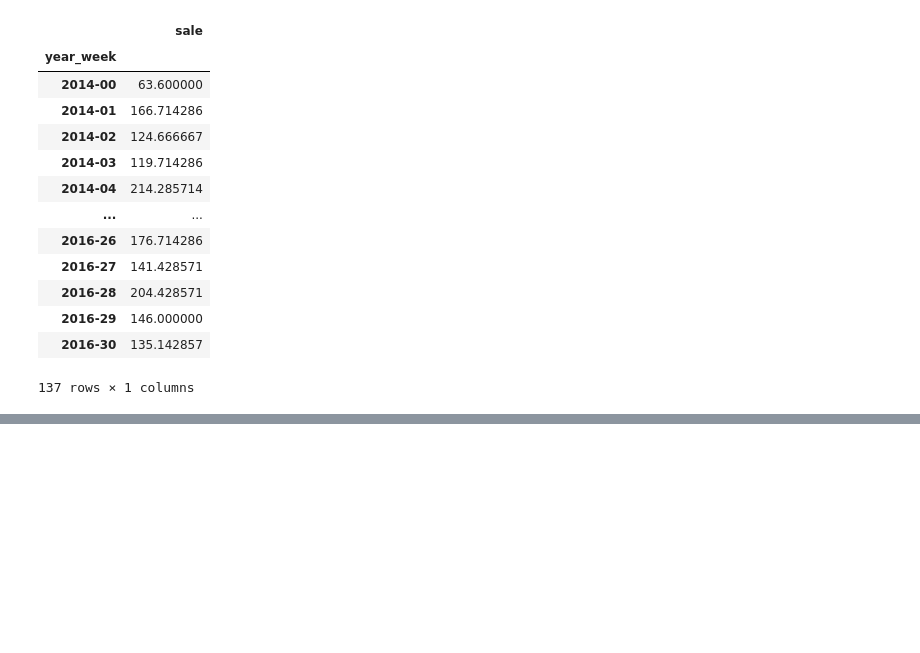
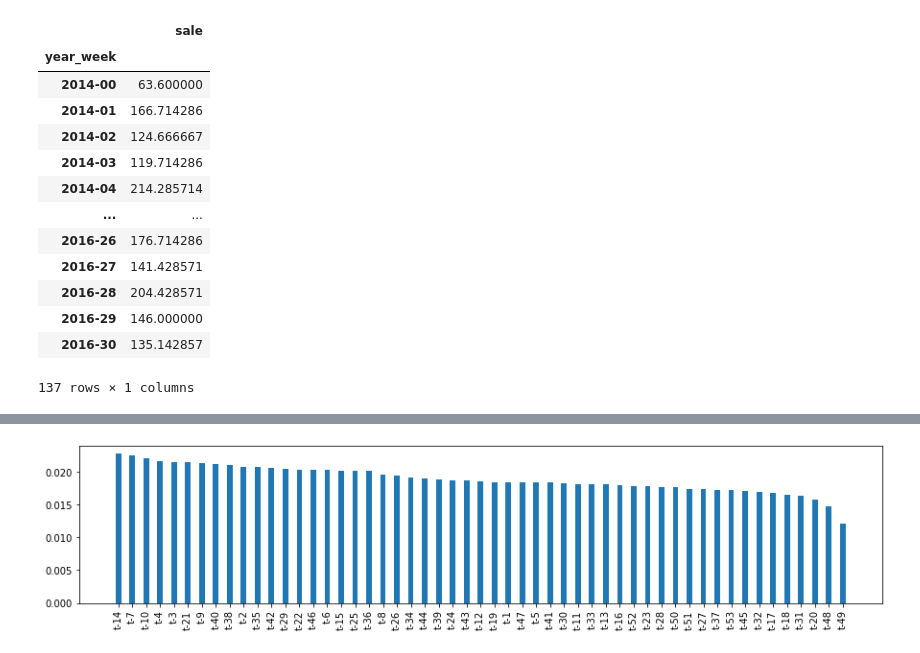
Before and after one commit to sooryasuresh-star/Supply-Chain, a Jupyter notebook: SupplyChain_Final_Group5.ipynb, the cells around one changed output, grey strips where cells are left out. Saved outputs shown, nothing was run; the diff lists cells and outputs as text; code cells hidden in the pictures; blank space fills up the shorter version.

```diff
--- a/SupplyChain_Final_Group5.ipynb
+++ b/SupplyChain_Final_Group5.ipynb
@@ -543,0 +627,2 @@ ValueError: Columns must be same length as key
+# %%
+df_ml = df_ml.drop(['sale'], axis=1)
@@ -543,0 +1036,20 @@ ValueError: Columns must be same length as key
+# %%
+# Get feature importances from our random forest model
+importances = rfr.feature_importances_
+
+# Get the index of importances from greatest importance to least
+sorted_index = np.argsort(importances)[::-1]
+x = range(len(importances))
+
+# Create tick labels
+feature_names = ['t-53','t-52','t-51','t-50','t-49','t-48','t-47','t-46','t-45','t-44','t-43','t-42','t-41','t-40','t-39','t-38','t-37','t-36','t-35','t-34','t-33','t-32','t-31','t-30','t-29','t-28','t-27','t-26','t-25','t-24','t-23','t-22','t-21','t-20','t-19','t-18','t-17','t-16','t-15','t-14','t-13','t-12','t-11','t-10','t-9','t-8','t-7','t-6','t-5','t-4','t-3','t-2','t-1']
+labels = np.array(feature_names)[sorted_index]
+plt.figure(figsize=(15, 3))
+plt.bar(x, importances[sorted_index], tick_label=labels, width = 0.4)
+
+# Rotate tick labels to vertical
+
+plt.xticks(rotation=90)
+plt.show()
+# %% [output]
+[figure, added]
```
Also changed, not shown: parts of 133 cells of this notebook.
